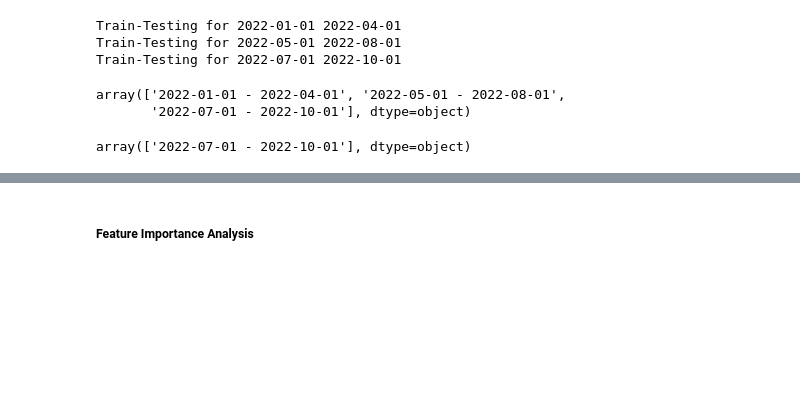
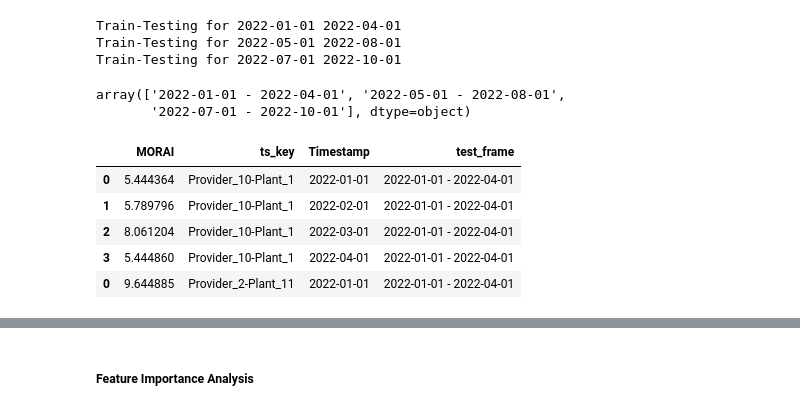
Before and after one commit to john2408/project_data_analytics, a Jupyter notebook: reports/report.ipynb, the cells around one changed output, grey strips where cells are left out. Saved outputs shown, nothing was run; the diff lists cells and outputs as text; code cells hidden in the pictures; blank space fills up the shorter version.

```diff
--- a/reports/report.ipynb
+++ b/reports/report.ipynb
@@ -353,12 +355,18 @@ df_result_lgbm = pd.read_parquet("../data/forecasts/lightgmb_forecast.parquet")
 df_result_deepl = pd.read_parquet("../data/forecasts/deepl_forecast.parquet")
 df_result_chronos = pd.read_parquet("../data/forecasts/chronos_bolt_forecast.parquet")
 df_result_morai = pd.read_parquet("../data/forecasts/morai_forecast.parquet")
-# %%
-df_result_chronos['test_frame'].unique()
-# %% [output]
-array(['2022-01-01 - 2022-04-01', '2022-05-01 - 2022-08-01',
-       '2022-07-01 - 2022-10-01'], dtype=object)
 # %%
+df_result_morai = pd.read_parquet("../data/forecasts/morai_forecast.parquet")
 df_result_morai['test_frame'].unique()
 # %% [output]
-array(['2022-07-01 - 2022-10-01'], dtype=object)
+array(['2022-01-01 - 2022-04-01', '2022-05-01 - 2022-08-01',
+       '2022-07-01 - 2022-10-01'], dtype=object)
+# %%
+df_result_morai.head()
+# %% [output]
+|  | MORAI | ts_key | Timestamp | test_frame |
+| 0 | 5.444364 | Provider_10-Plant_1 | 2022-01-01 | 2022-01-01 - 2022-04-01 |
+| 1 | 5.789796 | Provider_10-Plant_1 | 2022-02-01 | 2022-01-01 - 2022-04-01 |
+| 2 | 8.061204 | Provider_10-Plant_1 | 2022-03-01 | 2022-01-01 - 2022-04-01 |
+| 3 | 5.444860 | Provider_10-Plant_1 | 2022-04-01 | 2022-01-01 - 2022-04-01 |
+| 0 | 9.644885 | Provider_2-Plant_11 | 2022-01-01 | 2022-01-01 - 2022-04-01 |
```
Also changed, not shown: parts of 5 cells of this notebook, 3 other files.
